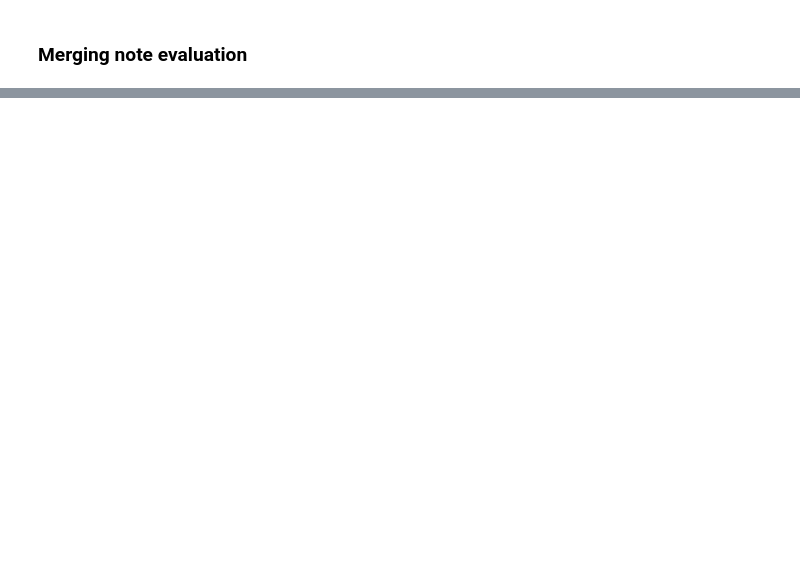
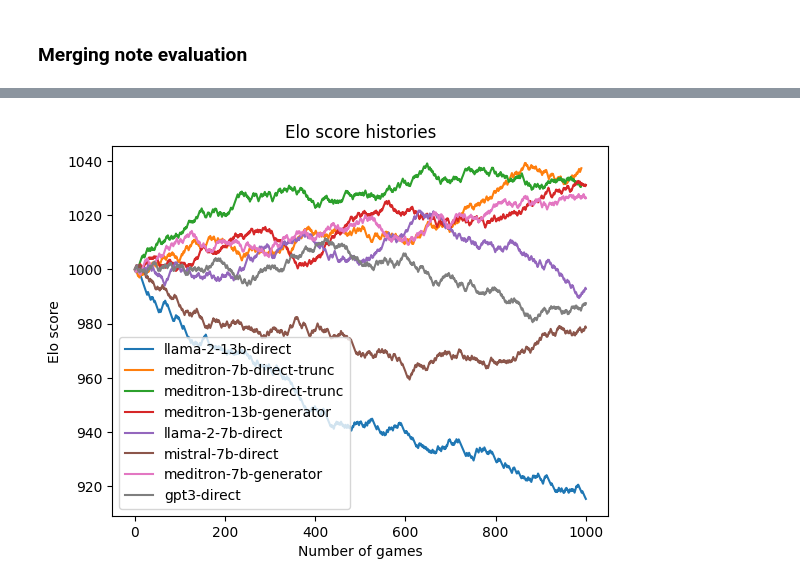
Before and after one commit to EPFL-IC-Make-Team/medinote, a Jupyter notebook: eval.ipynb, the cells around one changed output, grey strips where cells are left out. Saved outputs shown, nothing was run; the diff lists cells and outputs as text; code cells hidden in the pictures; blank space fills up the shorter version.

```diff
--- a/eval.ipynb
+++ b/eval.ipynb
@@ -554,0 +1098,2 @@ display(final_eval)
+# %%
+elo_rankings = elo_ranking(path='evaluation/elo_inputs.jsonl')
@@ -554,0 +1117,11 @@ display(final_eval)
+# %%
+for score_historie in elo_rankings['score_histories']:
+    plt.plot(score_historie)
+
+plt.xlabel('Number of games')
+plt.ylabel('Elo score')
+plt.title('Elo score histories')
+plt.legend(elo_rankings['model'])
+plt.show()
+# %% [output]
+[figure, added]
```
Also changed, not shown: parts of 46 cells of this notebook, 5 other files.
